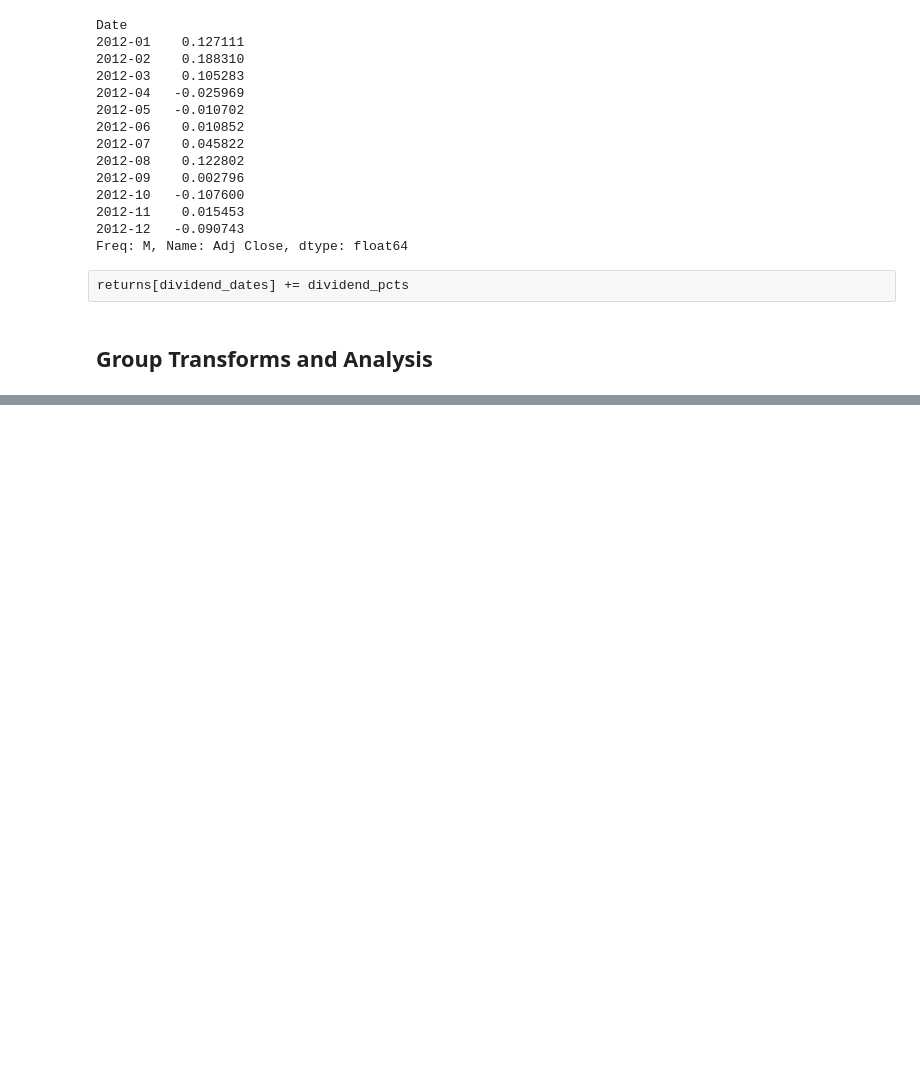
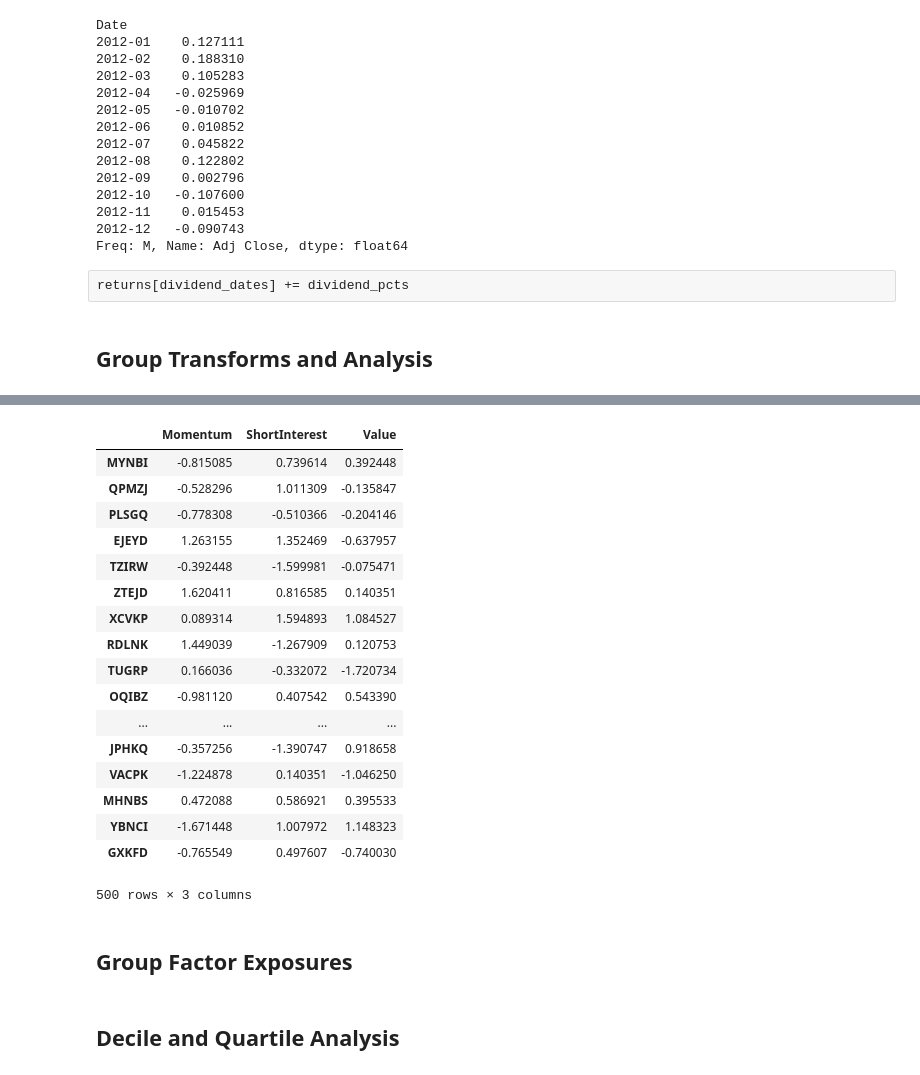
Before and after one commit to kevin11h/Python-for-Data-Analysis, a Jupyter notebook: Chapter-11-Financial-and-Economic-Data-Applications/Financial and Economic Data Applications.ipynb, the cells around one changed output, grey strips where cells are left out. Cells and saved outputs as stored; diff of their text form; code cells hidden in the pictures; blank space fills up the shorter version.

```diff
--- a/Chapter-11-Financial-and-Economic-Data-Applications/Financial and Economic Data Applications.ipynb
+++ b/Chapter-11-Financial-and-Economic-Data-Applications/Financial and Economic Data Applications.ipynb
@@ -208,0 +211,6 @@ by_industry.describe()
+# %%
+# Within Industry Standardize
+def zscore(group):
+    return (group - group.mean()) / group.std()
+
+df_stand = by_industry.apply(zscore)
@@ -208,0 +235,26 @@ by_industry.describe()
+# %%
+# Industry rank and standardize
+by_industry.apply(lambda x : zscore(x.rank()))
+# %% [output]
+|  | Momentum | ShortInterest | Value |
+| MYNBI | -0.815085 | 0.739614 | 0.392448 |
+| QPMZJ | -0.528296 | 1.011309 | -0.135847 |
+| PLSGQ | -0.778308 | -0.510366 | -0.204146 |
+| EJEYD | 1.263155 | 1.352469 | -0.637957 |
+| TZIRW | -0.392448 | -1.599981 | -0.075471 |
+| ZTEJD | 1.620411 | 0.816585 | 0.140351 |
+| XCVKP | 0.089314 | 1.594893 | 1.084527 |
+| RDLNK | 1.449039 | -1.267909 | 0.120753 |
+| TUGRP | 0.166036 | -0.332072 | -1.720734 |
+| OQIBZ | -0.981120 | 0.407542 | 0.543390 |
+| ... | ... | ... | ... |
+| JPHKQ | -0.357256 | -1.390747 | 0.918658 |
+| VACPK | -1.224878 | 0.140351 | -1.046250 |
+| MHNBS | 0.472088 | 0.586921 | 0.395533 |
+| YBNCI | -1.671448 | 1.007972 | 1.148323 |
+| GXKFD | -0.765549 | 0.497607 | -0.740030 |
+500 rows × 3 columns
+# %% [markdown]
+## Group Factor Exposures
+# %% [markdown]
+## Decile and Quartile Analysis
```
Also changed, not shown: parts of 29 cells of this notebook.
